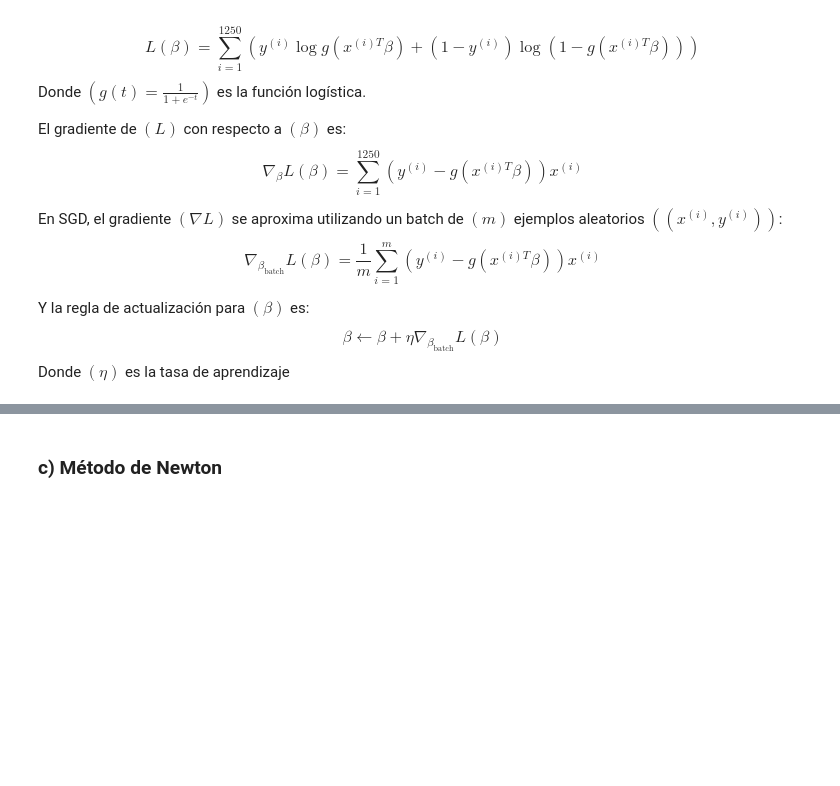
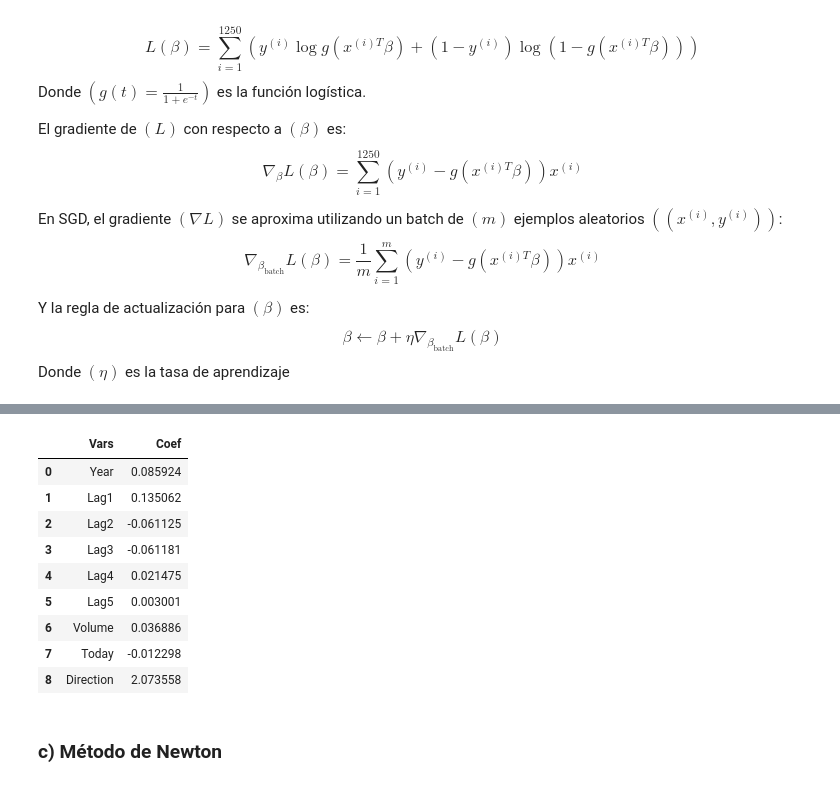
Before and after one commit to hugoferquiroz/Algebra_Optimization_uni_exam, a Jupyter notebook: Proyecto_Final_Optimizacion.ipynb, the cells around one changed output, grey strips where cells are left out. Cells and saved outputs as stored; diff of their text form; code cells hidden in the pictures; blank space fills up the shorter version.

```diff
--- a/Proyecto_Final_Optimizacion.ipynb
+++ b/Proyecto_Final_Optimizacion.ipynb
@@ -508,3 +562,18 @@ Donde $(\eta)$ es la tasa de aprendizaje
+# %%
+pd.DataFrame({
+        'Vars': df.columns.tolist(),
+        'Coef': beta})
+# %% [output]
+|  | Vars | Coef |
+| 0 | Year | 0.085924 |
+| 1 | Lag1 | 0.135062 |
+| 2 | Lag2 | -0.061125 |
+| 3 | Lag3 | -0.061181 |
+| 4 | Lag4 | 0.021475 |
+| 5 | Lag5 | 0.003001 |
+| 6 | Volume | 0.036886 |
+| 7 | Today | -0.012298 |
+| 8 | Direction | 2.073558 |
 # %% [markdown]
 ### c) Método de Newton
 # %% [markdown]
```
Also changed, not shown: parts of 2 cells of this notebook.
